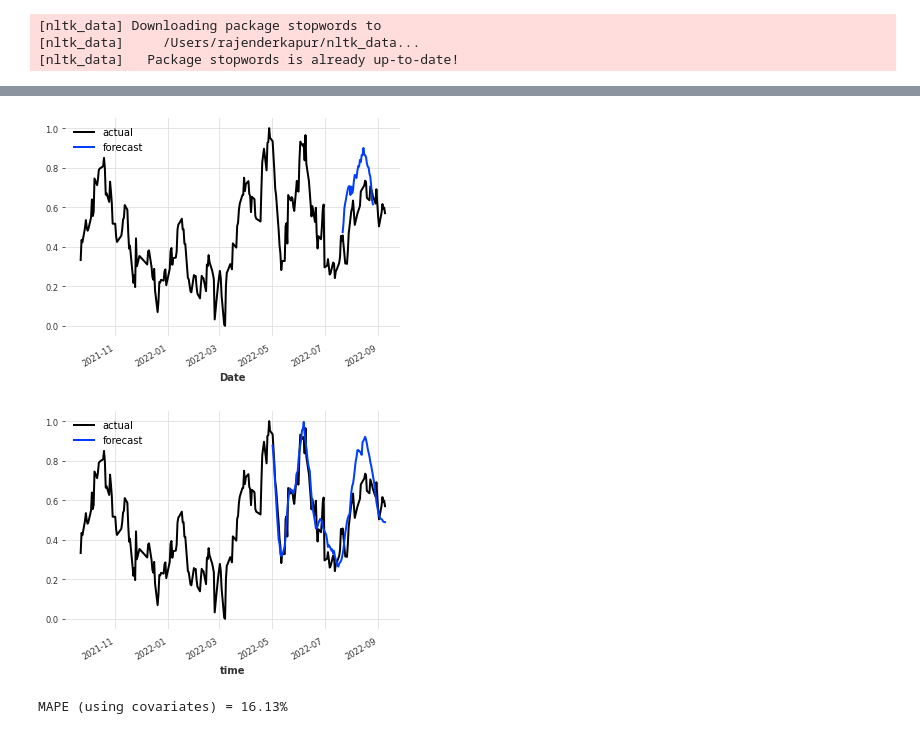
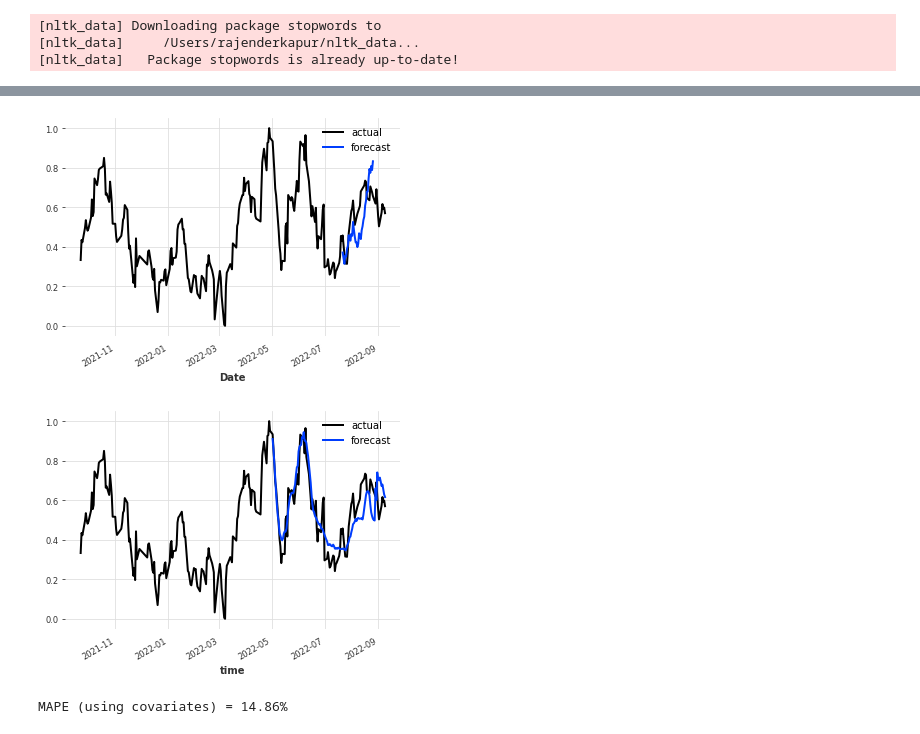
Before and after one commit to kkap250901/Stock-Prediction, a Jupyter notebook: Macro-analysis.ipynb, the cells around one changed output, grey strips where cells are left out. Cells and saved outputs as stored; diff of their text form; code cells hidden in the pictures.

```diff
--- a/Macro-analysis.ipynb
+++ b/Macro-analysis.ipynb
@@ -47,5 +292,6 @@ Macrodf = Macrodf.rename(columns=renamingcols)
 # %%
 # Making into Timeseries object as required by Darts
+Macrodf = removeOutliers(Macrodf)
 Macro = TimeSeries.from_dataframe(df = Macrodf,time_col='Date',fill_missing_dates=True,freq='D')
 from darts.utils.missing_values import fill_missing_values
 fig, ax = plt.subplots(4, 2, figsize=(20, 20))
@@ -296,7 +408,16 @@ def sentiment_scores(dataframe):
-# %%
-final1 = final.copy()
-sid_obj = SentimentIntensityAnalyzer()
-cols = ['Combined']
+# %%
+MacroSentimentdf = pd.merge(Macrodf,final[['Date','Label','Score']],how='inner',on='Date')
+MacroSentimentdf['Diff'] = MacroSentimentdf.Close.diff()
+up_or_down = []
+for i in range(len(MacroSentimentdf['Diff'])):
+    if MacroSentimentdf['Diff'][i] > 0:
+        up_or_down.append('Increase')
+    elif MacroSentimentdf['Diff'][i] < 0:
+        up_or_down.append('Decrease')
+    else:
+        up_or_down.append('Same')
+MacroSentimentdf['Change'] = up_or_down
+MacroSentimentdf['Max_Sentiment'] = MacroSentimentdf[['Negative','Positive']].idxmax(axis=1)
 # %%
 final1['Negative'] = final1.apply(lambda x: sid_obj.polarity_scores(x['Combined'])['neg'],axis=1)
 final1['Positive'] = final1.apply(lambda x: sid_obj.polarity_scores(x['Combined'])['pos'],axis=1)
@@ -304,3 +425,13 @@ final1['Neutral'] = final1.apply(lambda x: sid_obj.polarity_scores(x['Combined']
 final1.Date = pd.to_datetime(final.Date)
 # final1 = final1[['Date','Negative','Positive','Neutral']]
 MacroSentimentdf = pd.merge(Macrodf,final1[['Date','Negative','Positive','Neutral']],how='inner',on='Date')
+MacroSentimentdf['Diff'] = MacroSentimentdf.Close.diff()
+up_or_down = []
+for i in range(len(MacroSentimentdf['Diff'])):
+    if MacroSentimentdf['Diff'][i] > 0:
+        up_or_down.append('Increase')
+    elif MacroSentimentdf['Diff'][i] < 0:
+        up_or_down.append('Decrease')
+    else:
+        up_or_down.append('Same')
+MacroSentimentdf['Change'] = up_or_down
@@ -366,7 +918,7 @@ taget_train,target_val = Macro['Close'][:-50],Macro['Close'][-50:]
 covariate_train,covariate_val = Macro[covcols][:-50],Macro[covcols][-50:]
 # covariate_train1,covariate_val1 = Sentiment[covcols1][:-50],Sentiment[covcols1][-50:]
 model_cov = BlockRNNModel(
-    model="LSTM",
+    model="RNN",
     input_chunk_length=50,
     output_chunk_length=24,
     n_epochs=600,
@@ -420,3 +972,3 @@ print("MAPE (using covariates) = {:.2f}%".format(mape(Macro['Close'], backtest_c
-[figure, old version]
+[figure, new version]
-[figure, old version]
+[figure, new version]
-MAPE (using covariates) = 16.13%
+MAPE (using covariates) = 14.86%
```
Also changed, not shown: parts of 37 cells of this notebook, 1 other file.
